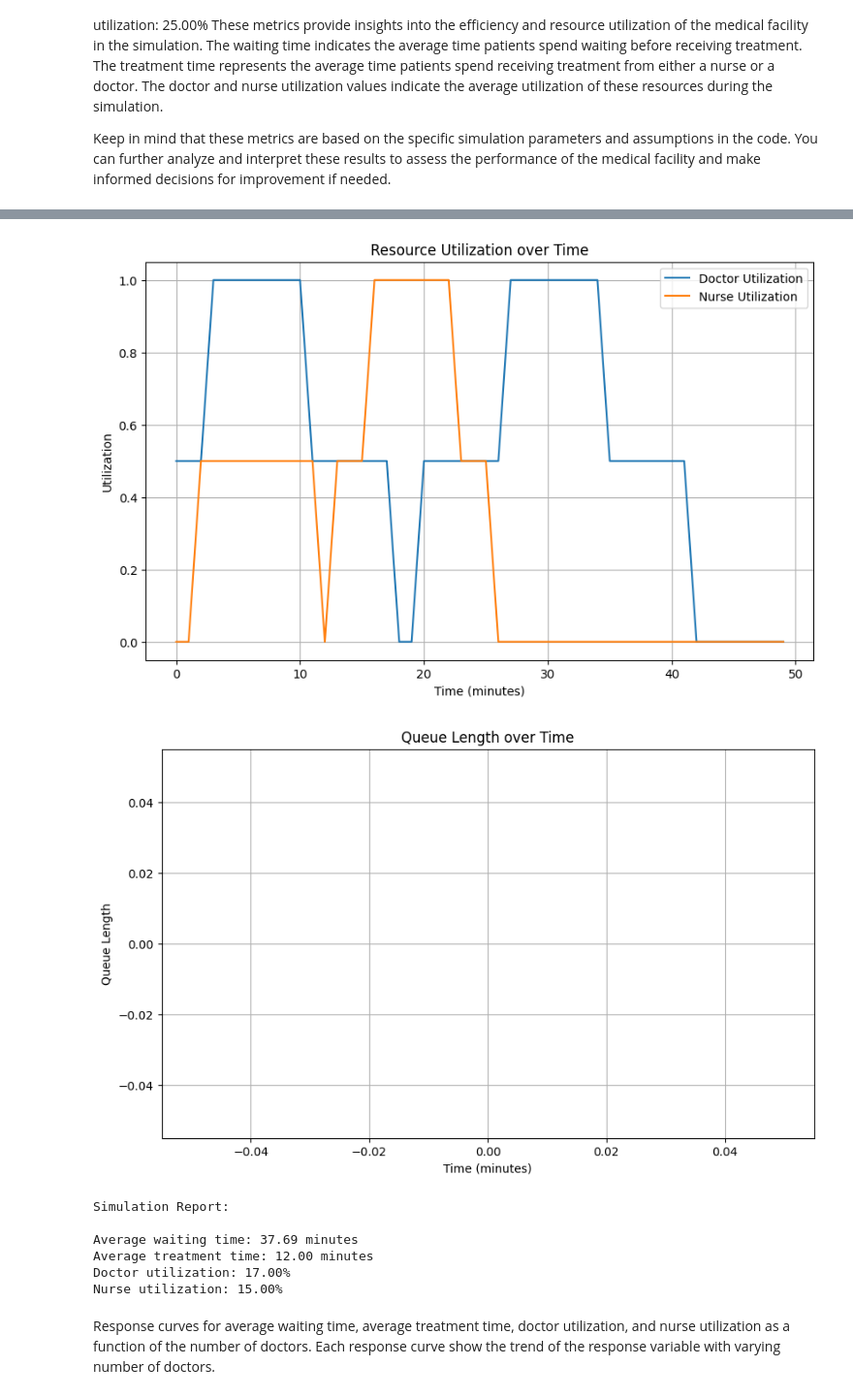
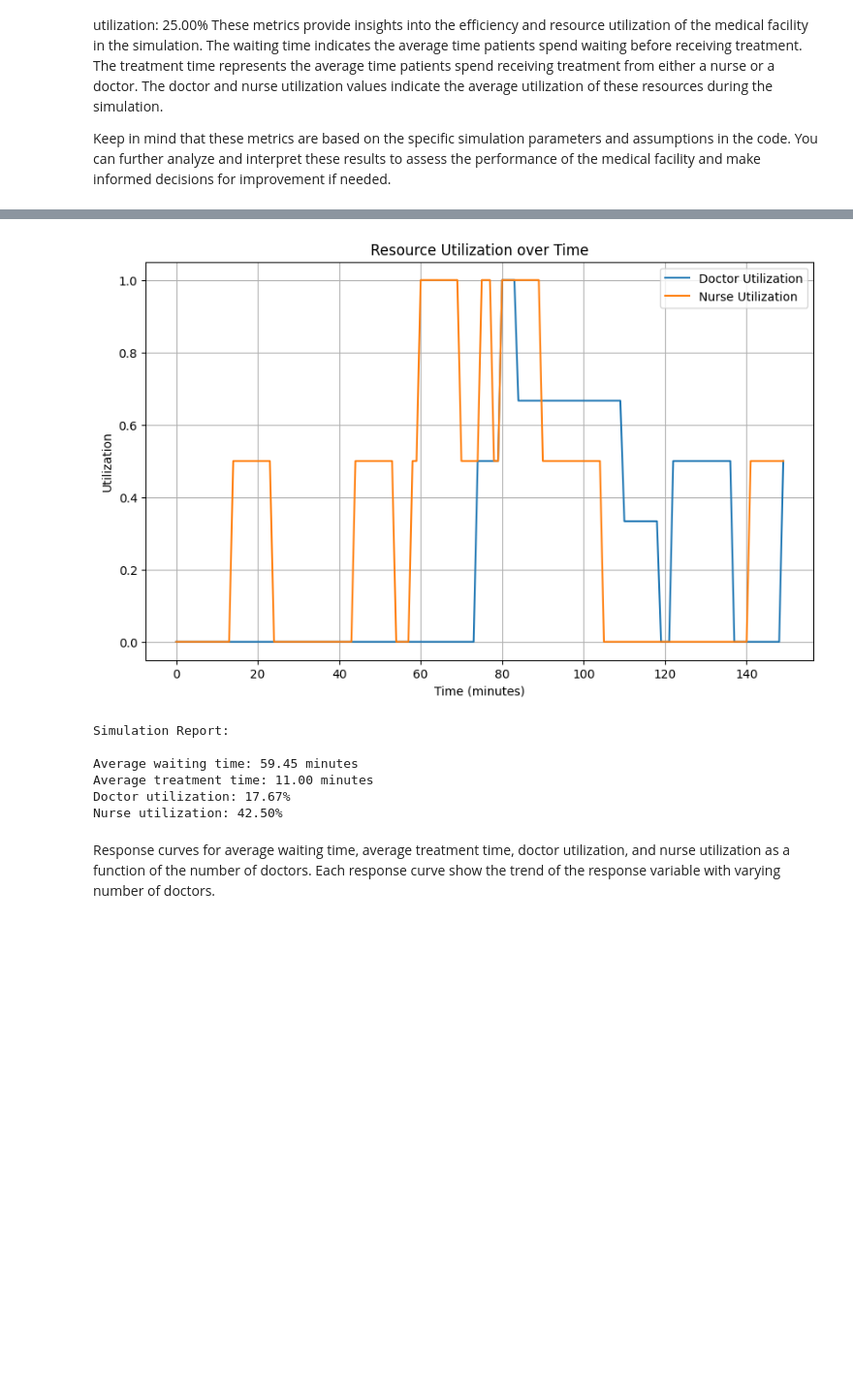
Before and after one commit to waheeb123/Data_604_homeworks, a Jupyter notebook: tringto_write_complete_simulation.ipynb, the cells around one changed output, grey strips where cells are left out. Shown at 97% size. Drawn from its saved outputs; the diff is of its cells as text; code cells hidden in the pictures; blank space fills up the shorter version.

```diff
--- a/tringto_write_complete_simulation.ipynb
+++ b/tringto_write_complete_simulation.ipynb
@@ -221,49 +202,6 @@ These metrics provide insights into the efficiency and resource utilization of t
 
 Keep in mind that these metrics are based on the specific simulation parameters and assumptions in the code. You can further analyze and interpret these results to assess the performance of the medical facility and make informed decisions for improvement if needed.
 # %%
-import simpy
-import random
-import numpy as np
-import pandas as pd
-import matplotlib.pyplot as plt
-
-# Constants
-# ...
-
-# Global variables
-# ...
-
-# Data collection
-waiting_times = []
-treatment_times = []
-utilization_doctors = []
-utilization_nurses = []
-queue_lengths = []
-
-# Arrival process
-# ...
-
-# Patient process
-# ...
-
-# Monitor the number of patients
-# ...
-
-# Set up simulation
-# ...
-
-# Start processes
-# ...
-
-# Run simulation
-# ...
-
-# Performance metric calculation
-# ...
-
-# Data visualization
-# ...
-
 # Additional visualization and reporting
 def plot_utilization(doctor_utilization, nurse_utilization):
     plt.figure(figsize=(10, 6))
@@ -299,15 +237,9 @@ def generate_report(avg_waiting_time, avg_treatment_time, doctor_utilization, nu
 # Run simulation
 env.run(until=150)  # Run for 1 hour and 40 minutes (100 minutes)
 
-# Performance metric calculation
-# ...
-
-# Data visualization
-# ...
 
 # Additional visualization and reporting
 plot_utilization(utilization_doctors, utilization_nurses)
-plot_queue_length(queue_lengths)
 simulation_report = generate_report(avg_waiting_time, avg_treatment_time, doctor_utilization, nurse_utilization)
 print(simulation_report)
 # %% [output]
@@ -331,11 +263,10 @@ Patient 13 checked-in at 144.40340670250941
-[figure, old version]
+[figure, new version]
-[figure, removed]
 Simulation Report:
 
-Average waiting time: 37.69 minutes
-Average treatment time: 12.00 minutes
-Doctor utilization: 17.00%
-Nurse utilization: 15.00%
+Average waiting time: 59.45 minutes
+Average treatment time: 11.00 minutes
+Doctor utilization: 17.67%
+Nurse utilization: 42.50%
 # %% [markdown]
 Response curves for average waiting time, average treatment time, doctor utilization, and nurse utilization as a function of the number of doctors. Each response curve show the trend of the response variable with varying number of doctors.
 # %%
```
Also changed, not shown: parts of 5 cells of this notebook.
